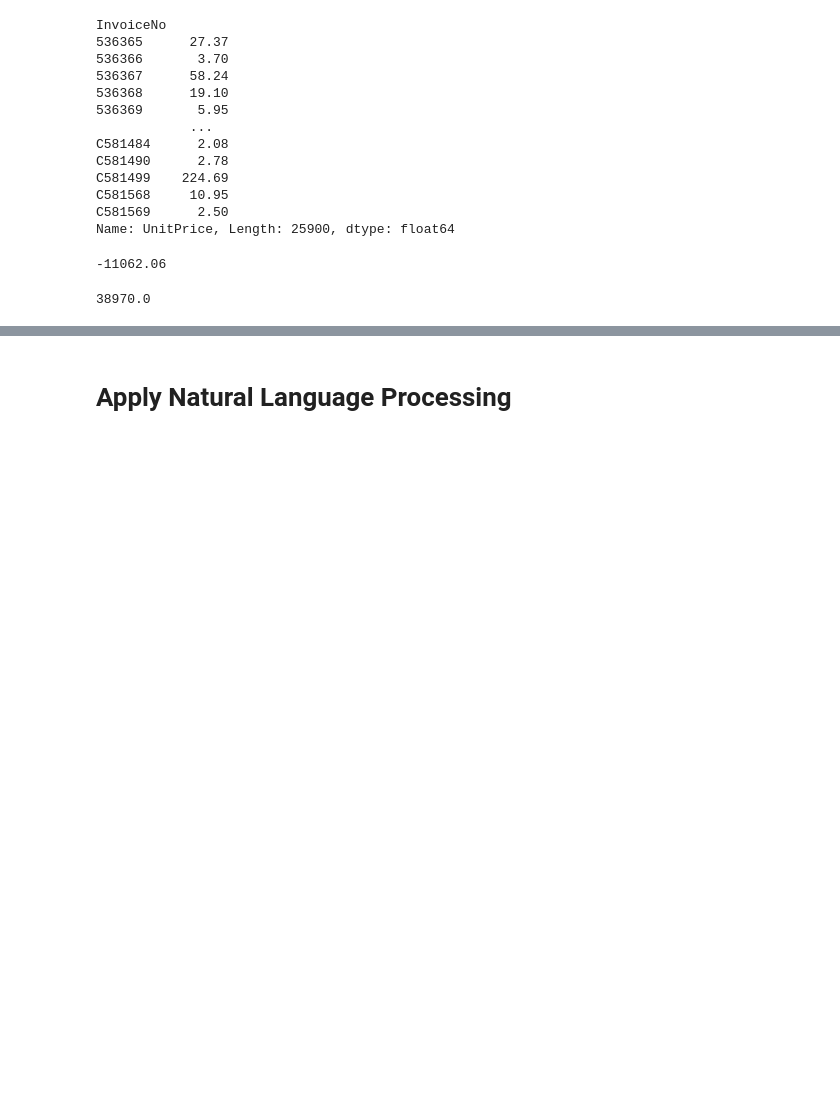
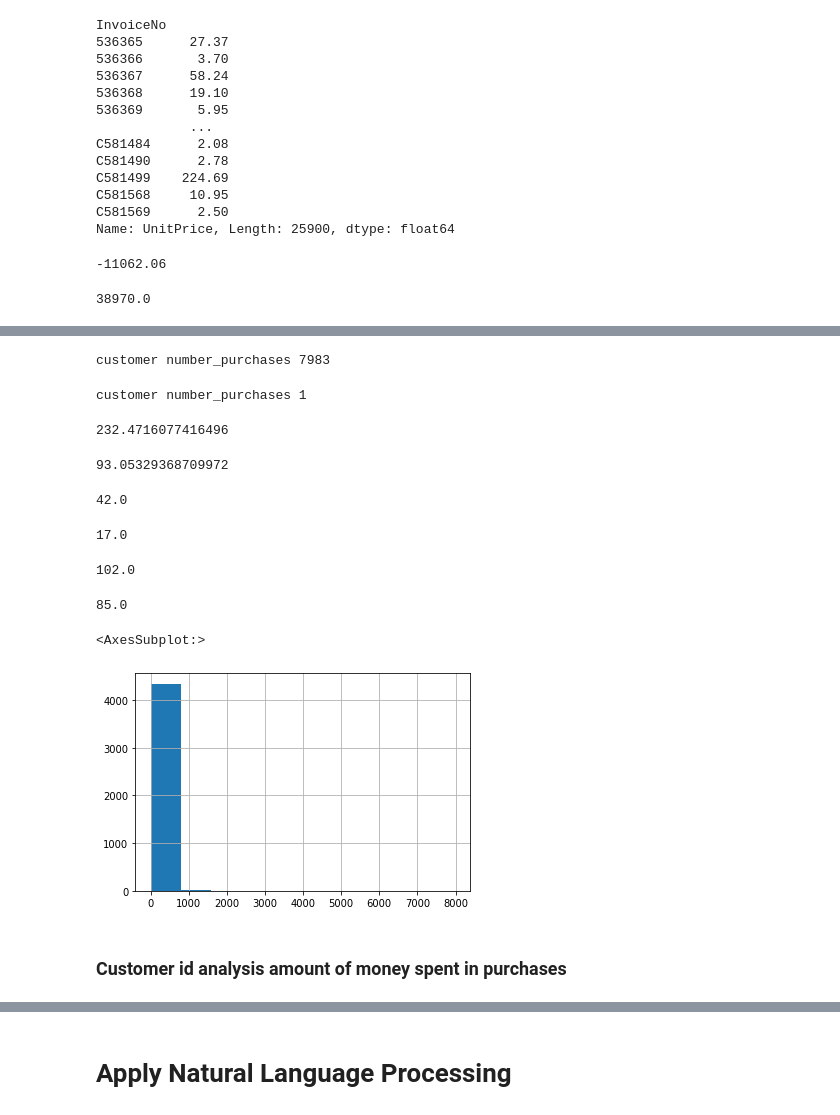
Before and after one commit to nonameforpirate/businessAnalysis, a Jupyter notebook: BusinessAnalysis.ipynb, the cells around one changed output, grey strips where cells are left out. Cells and saved outputs as stored; diff of their text form; code cells hidden in the pictures; blank space fills up the shorter version.

```diff
--- a/BusinessAnalysis.ipynb
+++ b/BusinessAnalysis.ipynb
@@ -179,0 +186,2 @@ grp_invoice['UnitPrice'].hist(bins = 10)
+# %%
+customer_purchase = data_original[['CustomerID','UnitPrice']]
@@ -179,0 +204,3 @@ grp_invoice['UnitPrice'].hist(bins = 10)
+# %%
+#count the number of purchases per customer
+number_purchases_per_customer = customer_purchase['CustomerID'].value_counts()
@@ -179,0 +222,50 @@ grp_invoice['UnitPrice'].hist(bins = 10)
+# %%
+#Purchase with the maximum amount of money.
+
+print(f'customer number_purchases {number_purchases_per_customer.max()}')
+# %% [output]
+customer number_purchases 7983
+# %%
+#Purchase with the minimum amount of money.
+
+print(f'customer number_purchases {number_purchases_per_customer.min()}')
+# %% [output]
+customer number_purchases 1
+# %%
+#Purchases standard deviation of purchases.
+number_purchases_per_customer.std()
+# %% [output]
+232.4716077416496
+# %%
+#Purchases mean.
+number_purchases_per_customer.mean()
+# %% [output]
+93.05329368709972
+# %%
+#Purchases median.
+number_purchases_per_customer.median()
+# %% [output]
+42.0
+# %%
+#Purchases q1.
+number_purchases_per_customer.quantile(0.25)
+# %% [output]
+17.0
+# %%
+#Purchases q3.
+number_purchases_per_customer.quantile(0.75)
+# %% [output]
+102.0
+# %%
+#iqr amount of purchases
+number_purchases_per_customer.quantile(0.75) - number_purchases_per_customer.quantile(0.25)
+# %% [output]
+85.0
+# %%
+#looks like a skewed distribution to the left the amount of purchases made by each customer.
+number_purchases_per_customer.hist()
+# %% [output]
+<AxesSubplot:>
+[figure, added]
+# %% [markdown]
+ ### Customer id analysis amount of money spent in purchases
```
Also changed, not shown: parts of 64 cells of this notebook.
